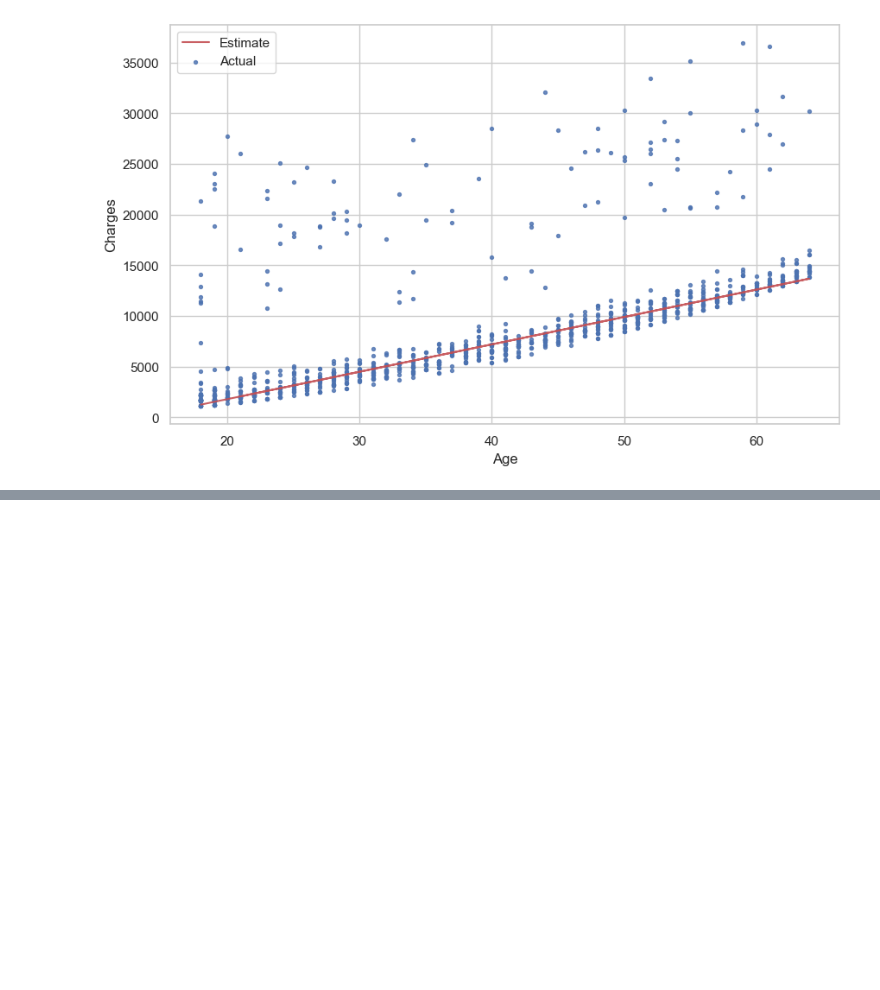
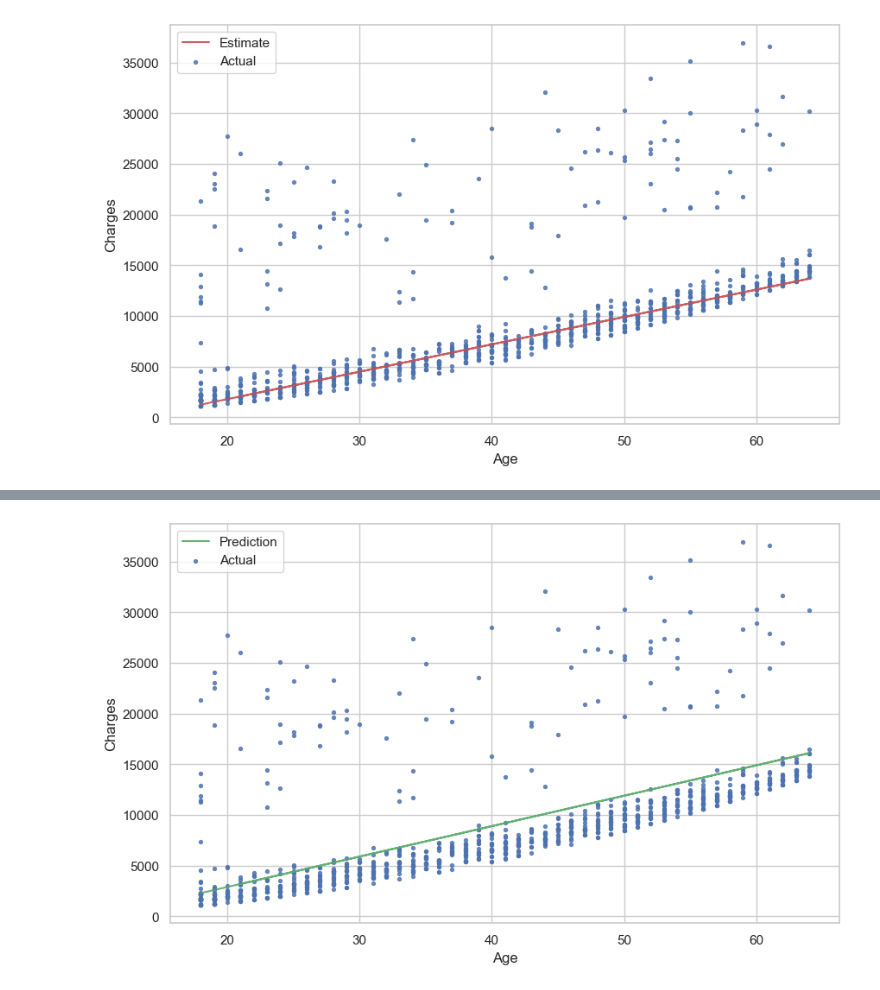
Before and after one commit to gachempa/KRBV0723, a Jupyter notebook: MachineLearning/ML-MedicalCharges.ipynb, the cells around one changed output, grey strips where cells are left out. Drawn from its saved outputs; the diff is of its cells as text; code cells hidden in the pictures; blank space fills up the shorter version.

```diff
--- a/MachineLearning/ML-MedicalCharges.ipynb
+++ b/MachineLearning/ML-MedicalCharges.ipynb
@@ -311,0 +342,3 @@ try_parameters(270, -3600)
+# %%
+try_parameters(300,-3100)
+# %% [output]
@@ -311,0 +346 @@ try_parameters(270, -3600)
+[figure, added]
```
Also changed, not shown: parts of 7 cells of this notebook.
